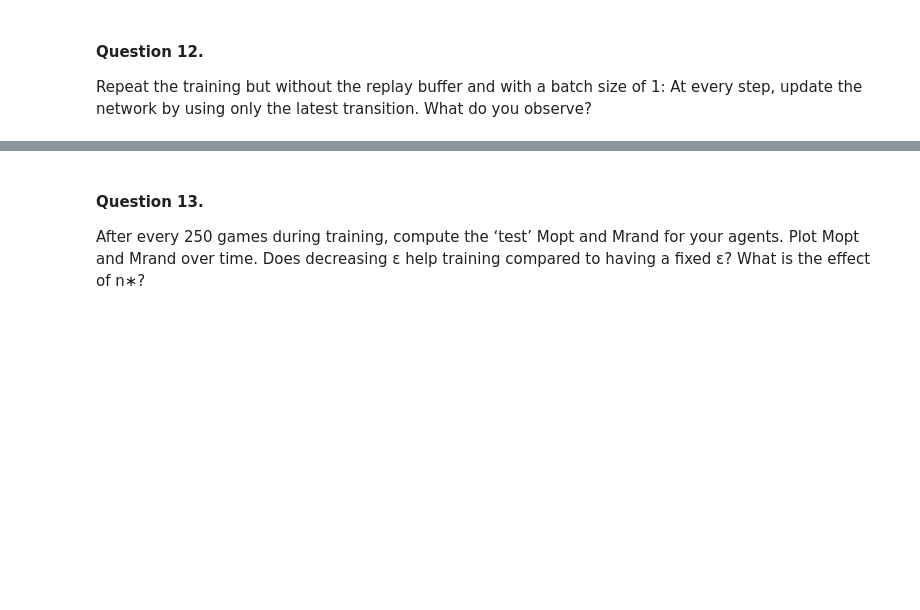
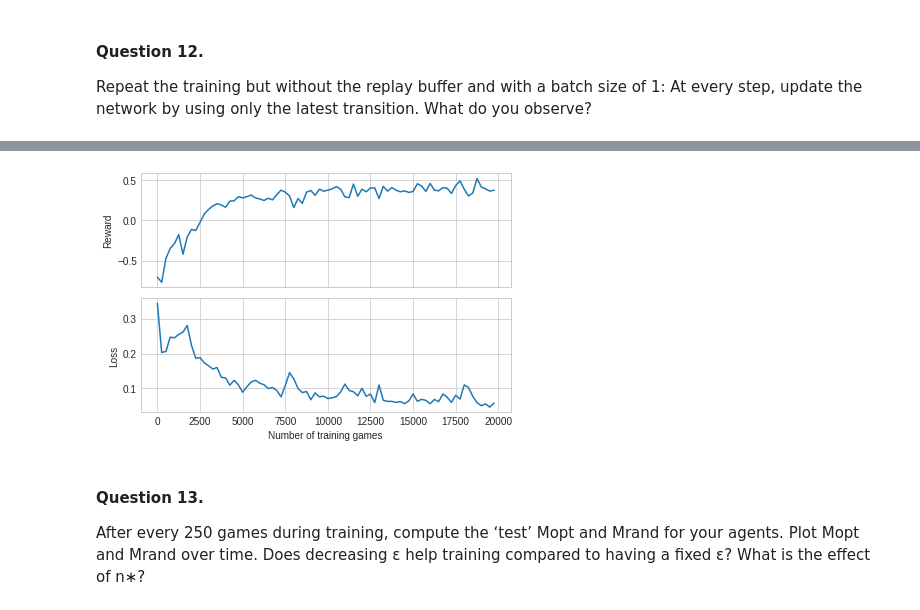
Before and after one commit to Gianniii/CS-456-Artificial-Neural-Network-Miniproject, a Jupyter notebook: tic_tac_toe.ipynb, the cells around one changed output, grey strips where cells are left out. Drawn from its saved outputs; the diff is of its cells as text; code cells hidden in the pictures; blank space fills up the shorter version.

```diff
--- a/tic_tac_toe.ipynb
+++ b/tic_tac_toe.ipynb
@@ -1133,3 +1444,17 @@ CUDA: registered at aten/src/ATen/RegisterCUDA.cpp:29726 [kernel]
+# %%
+plt.style.use('seaborn-whitegrid')
+fig, ax = plt.subplots(nrows=2, sharex=True)
+with plt.style.context('seaborn-whitegrid'):
+    ax[0].plot(x, avg_rewards)
+    ax[1].set_xlabel('Number of training games')
+    ax[0].set_ylabel('Reward')
+    ax[1].set_ylabel('Loss')
+    ax[1].plot(x, avg_losses)
+    plt.tight_layout()
+    plt.savefig('question11_loss_reward.png', bbox_inches='tight')
+plt.show()
+# %% [output]
+[figure, added]
 # %% [markdown]
 #### Question 13.
 
```
Also changed, not shown: parts of 26 cells of this notebook.
